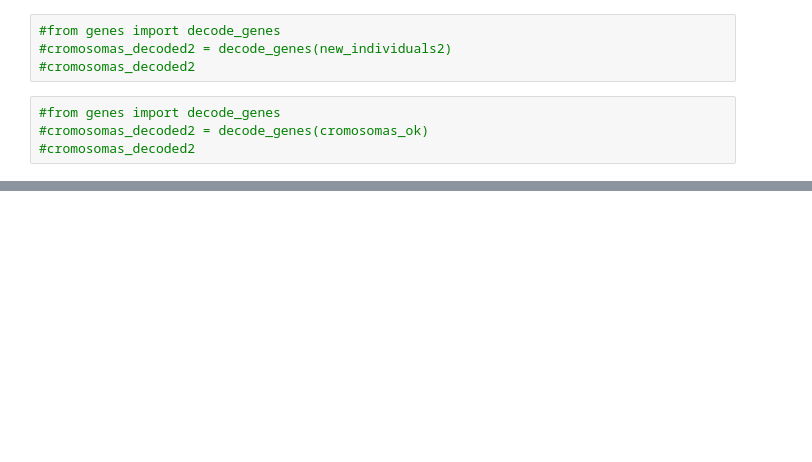
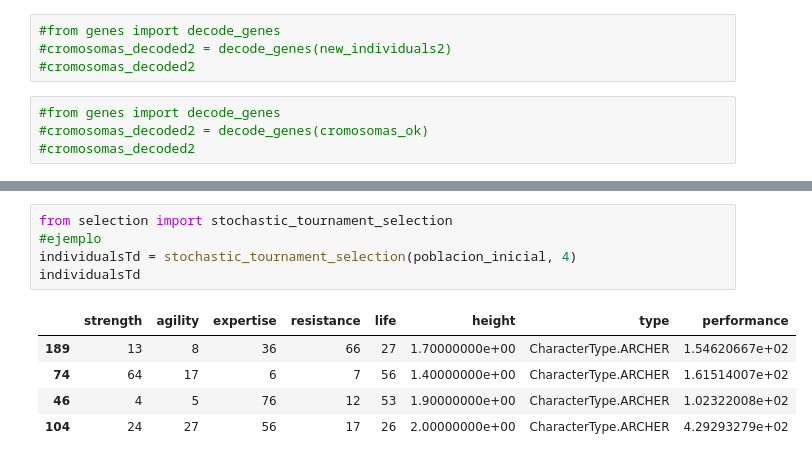
Before and after one commit to marianopm/sia-tp2, a Jupyter notebook: src/test.ipynb, the cells around one changed output, grey strips where cells are left out. Drawn from its saved outputs; the diff is of its cells as text; blank space fills up the shorter version.

```diff
--- a/src/test.ipynb
+++ b/src/test.ipynb
@@ -241,0 +230,11 @@ sum: 0.9999999999999999
+# %%
+from selection import stochastic_tournament_selection
+#ejemplo
+individualsTd = stochastic_tournament_selection(poblacion_inicial, 4)
+individualsTd
+# %% [output]
+|  | strength | agility | expertise | resistance | life | height | type | performance |
+| 189 | 13 | 8 | 36 | 66 | 27 | 1.70000000e+00 | CharacterType.ARCHER | 1.54620667e+02 |
+| 74 | 64 | 17 | 6 | 7 | 56 | 1.40000000e+00 | CharacterType.ARCHER | 1.61514007e+02 |
+| 46 | 4 | 5 | 76 | 12 | 53 | 1.90000000e+00 | CharacterType.ARCHER | 1.02322008e+02 |
+| 104 | 24 | 27 | 56 | 17 | 26 | 2.00000000e+00 | CharacterType.ARCHER | 4.29293279e+02 |
```
Also changed, not shown: parts of 9 cells of this notebook, 1 other file.
